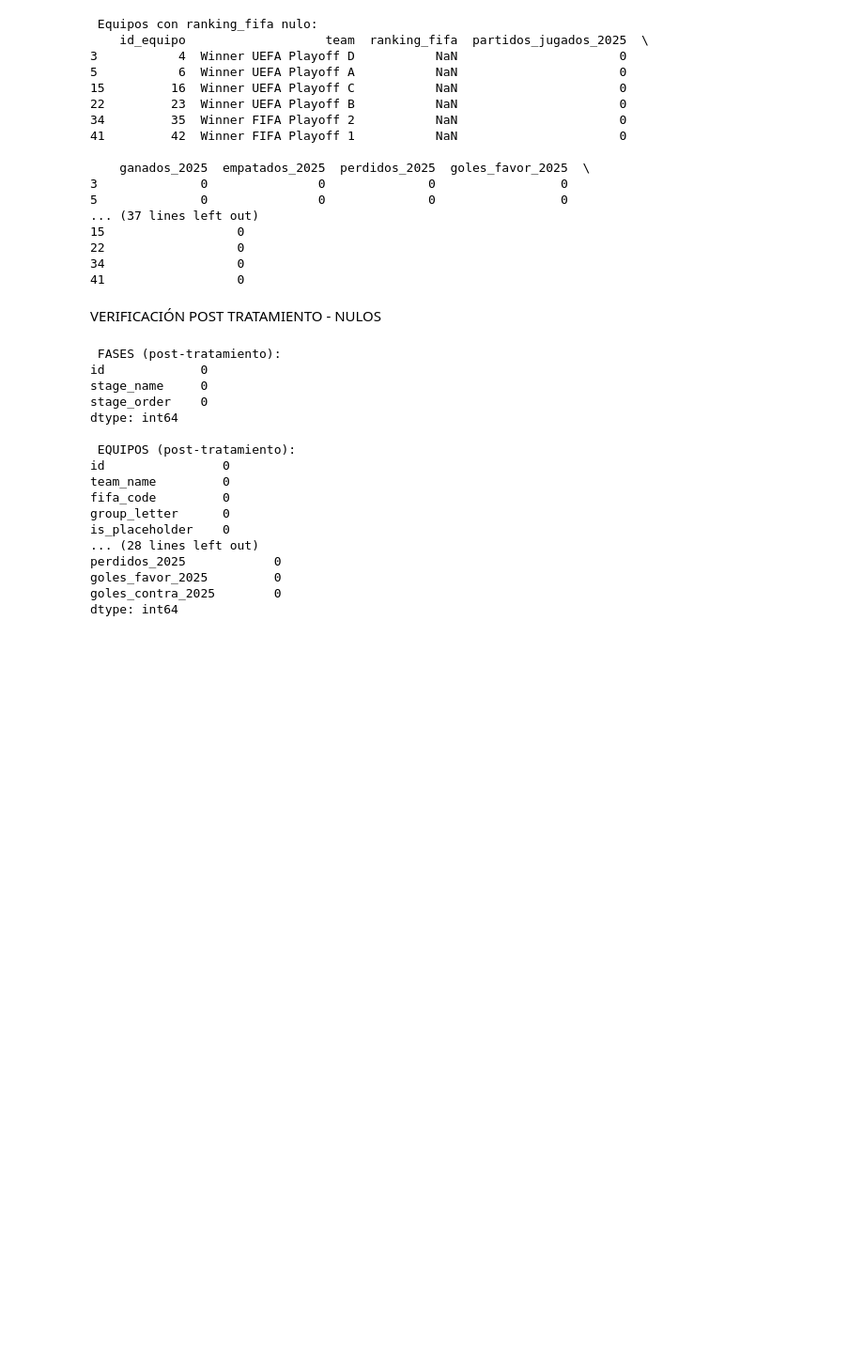
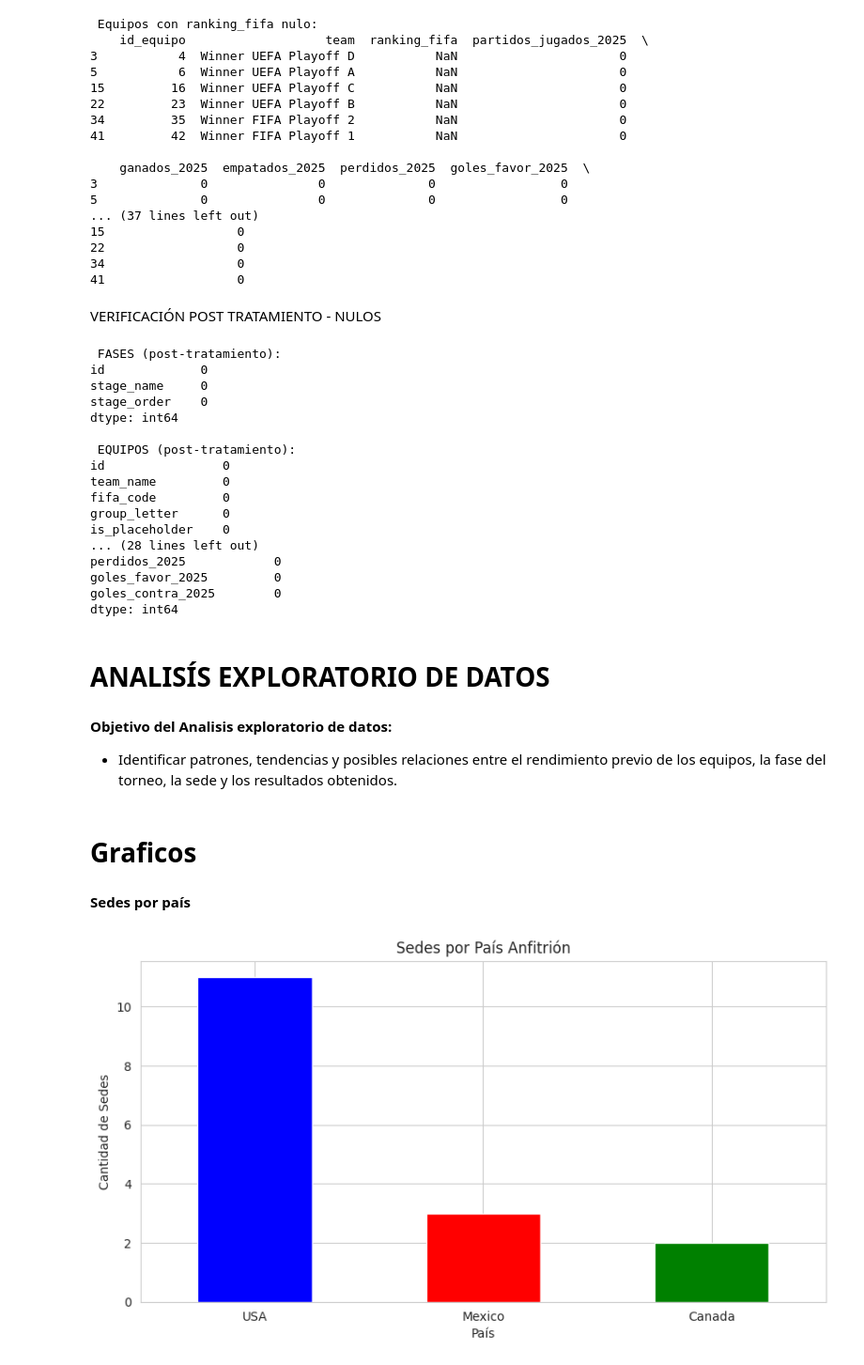
Before and after one commit to ddopazo92/Introduccion_datascience_diego_dopazo, a Jupyter notebook: PROYECTO-DOPAZODIEGO.ipynb, the cells around one changed output. Shown at 94% size. Drawn from its saved outputs; the diff is of its cells as text; code cells hidden in the pictures; blank space fills up the shorter version.

```diff
--- a/PROYECTO-DOPAZODIEGO.ipynb
+++ b/PROYECTO-DOPAZODIEGO.ipynb
@@ -375,3 +374,25 @@ perdidos_2025            0
 goles_favor_2025         0
 goles_contra_2025        0
 dtype: int64
+# %% [markdown]
+# **ANALISÍS EXPLORATORIO DE DATOS**
+# %% [markdown]
+**Objetivo del Analisis exploratorio de datos:**
+
+- Identificar patrones, tendencias y posibles relaciones entre el rendimiento previo de los equipos, la fase del torneo, la sede y los resultados obtenidos.
+# %% [markdown]
+# Graficos
+# %% [markdown]
+**Sedes por país**
+# %%
+conteo = df_ciudad_anfitriona['Pais'].value_counts()
+
+plt.figure()
+conteo.plot(kind='bar', color=['blue', 'red', 'green'])
+plt.title('Sedes por País Anfitrión')
+plt.xlabel('País')
+plt.ylabel('Cantidad de Sedes')
+plt.xticks(rotation=0)
+plt.show()
+# %% [output]
+[figure, added]
```
Also changed, not shown: parts of 10 cells of this notebook.
